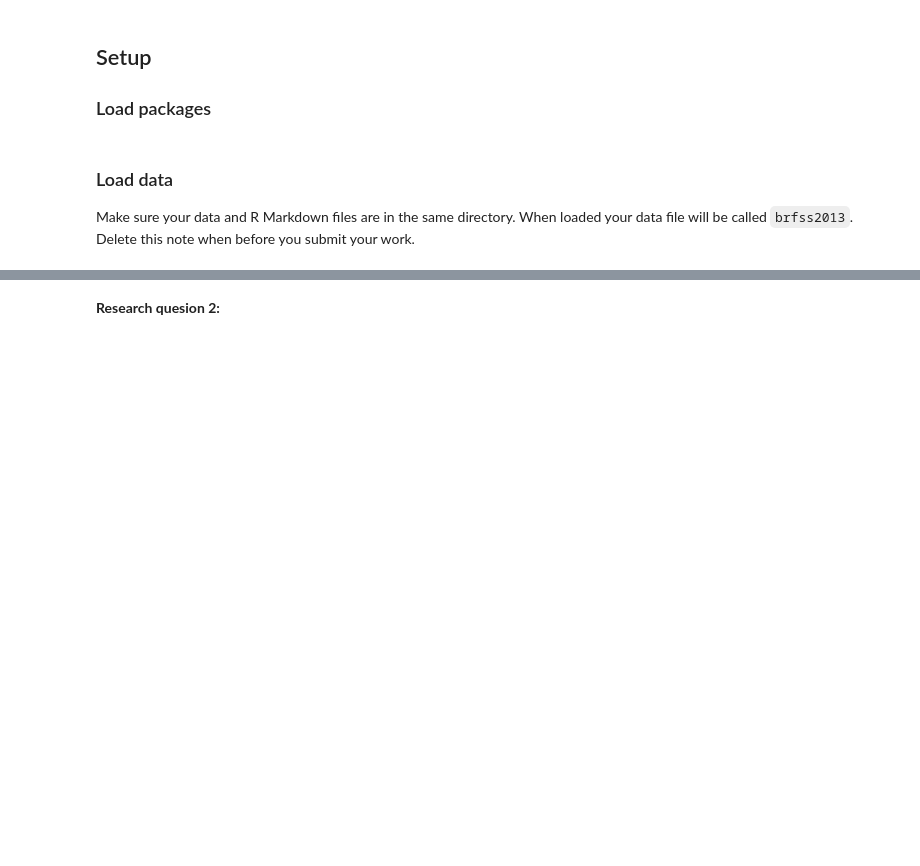
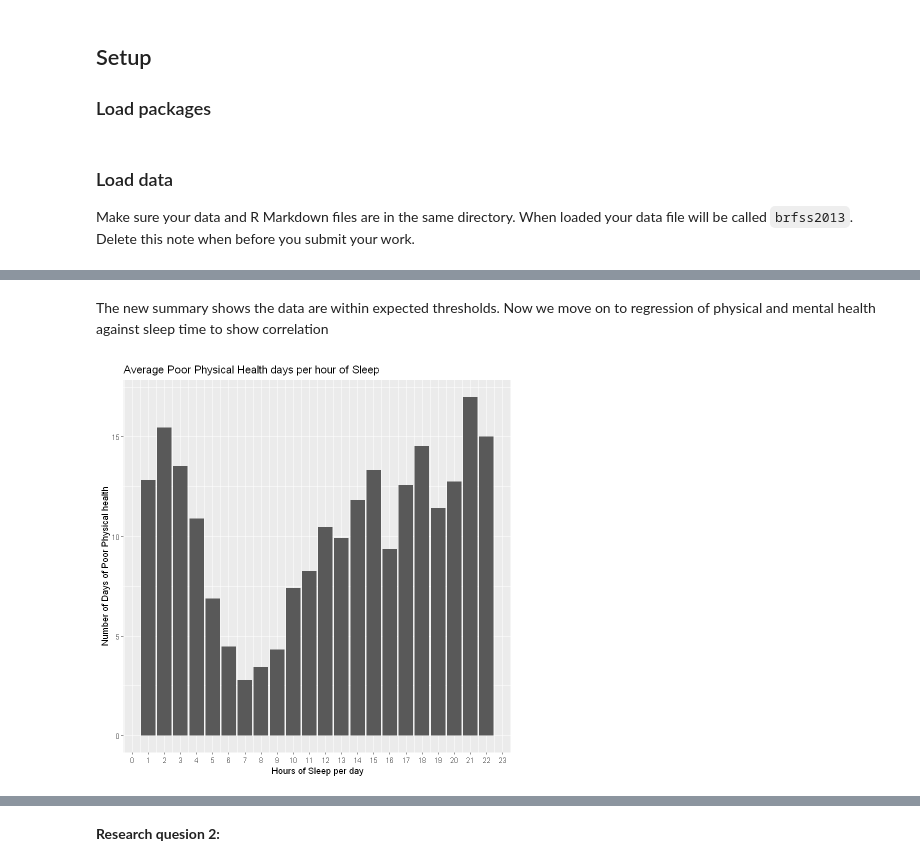
Before and after one commit to alanwake47/statistics_with_r_specialization, a Jupyter notebook: week5/intro_data_prob_project.ipynb, the cells around one changed output, grey strips where cells are left out. Drawn from its saved outputs; the diff is of its cells as text; code cells hidden in the pictures; blank space fills up the shorter version.

```diff
--- a/week5/intro_data_prob_project.ipynb
+++ b/week5/intro_data_prob_project.ipynb
@@ -66,0 +96,3 @@ in the project you submit. Delete this note when before you submit your work.
+# %%
+rq1_select <- brfss2013 %>%
+  select('physical' = physhlth, 'mental' = menthlth, 'sleep' = sleptim1)
@@ -66,0 +101,2 @@ in the project you submit. Delete this note when before you submit your work.
+# %%
+rq1_omit <- rq1_select %>% na.omit()
@@ -66,0 +123,3 @@ in the project you submit. Delete this note when before you submit your work.
+# %%
+rq1 <- rq1_omit %>%
+ filter(physical <= 30 & mental <= 30 & sleep <= 22)
@@ -66,0 +136,11 @@ in the project you submit. Delete this note when before you submit your work.
+# %% [markdown]
+The new summary shows the data are within expected thresholds. Now we move on to regression of physical and mental health against sleep time to show correlation
+# %%
+rq1_physical <- rq1 %>%
+ group_by(sleep) %>%
+ summarise_at(vars(physical), list(physical_health_mean = mean))
+# %%
+ggplot(rq1_physical, aes(x=sleep, y=physical_health_mean))+geom_col()+scale_x_continuous(breaks = round(seq(0, 23, by = 1),1))+
+ labs(x='Hours of Sleep per day', y='Number of Days of Poor Physical health', title='Average Poor Physical Health days per hour of Sleep')
+# %% [output]
+[figure, added]
```
Also changed, not shown: parts of 46 cells of this notebook, 3 other files.
